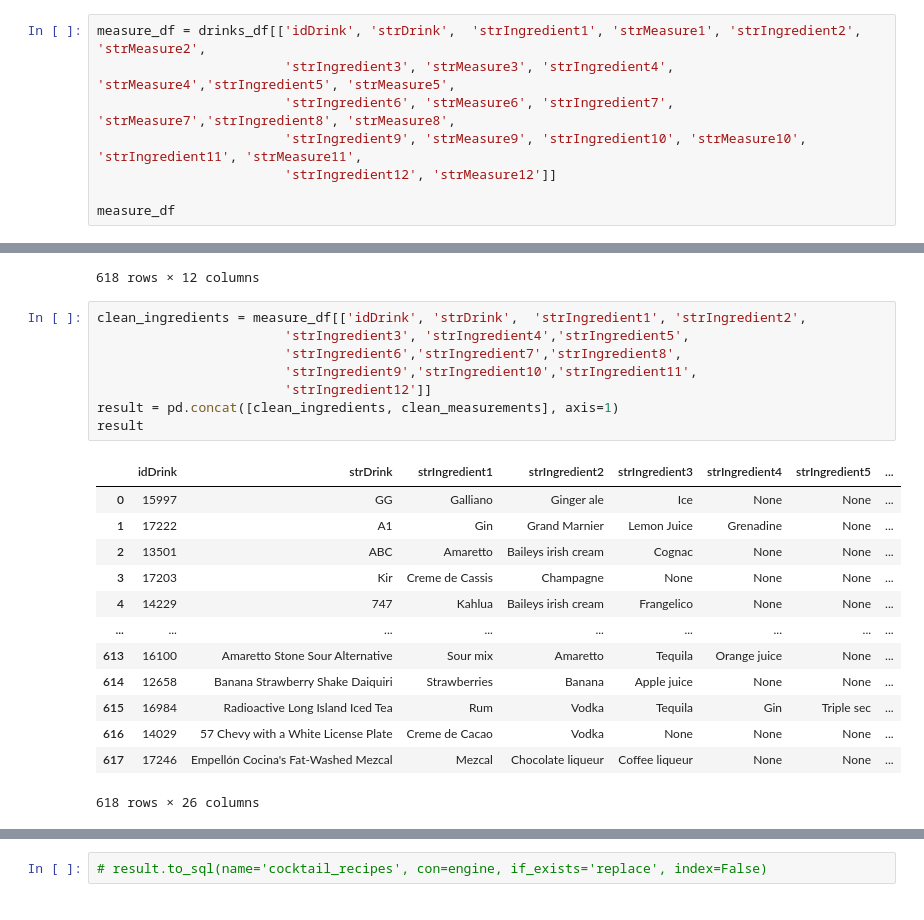
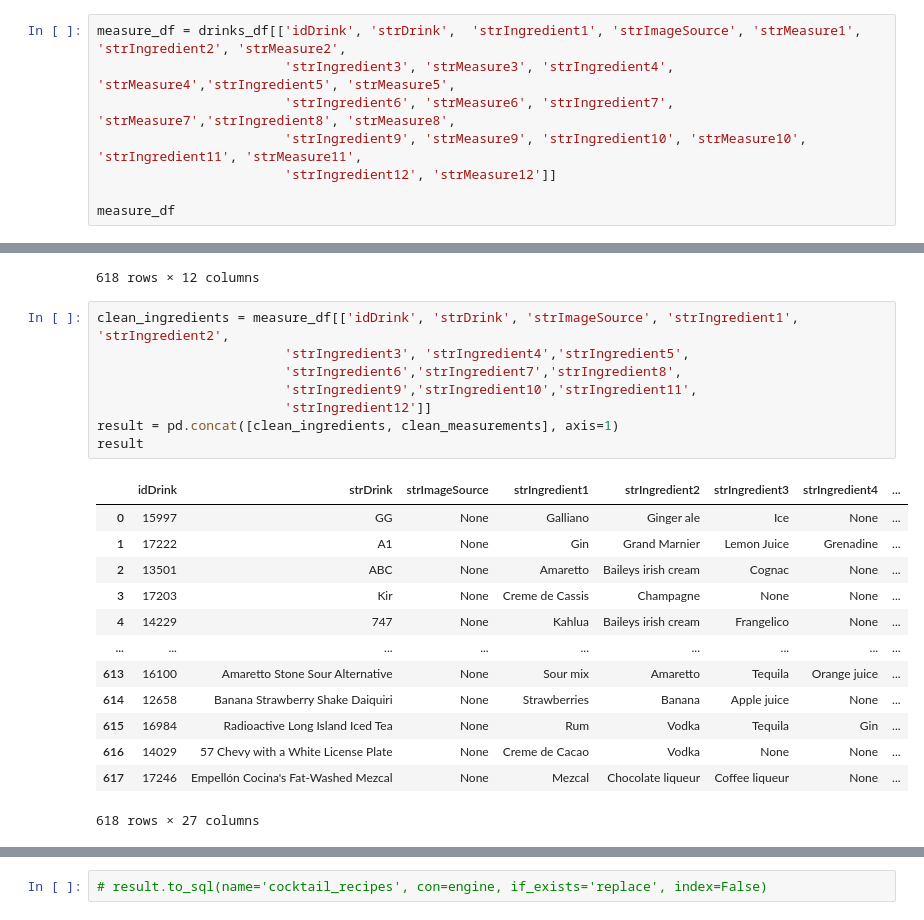
Before and after one commit to rclassit/Project-2, a Jupyter notebook: Data Cleaning.ipynb, the cells around one changed output, grey strips where cells are left out. Saved outputs shown, nothing was run; the diff lists cells and outputs as text.

Commit message:
added image to cocktail data

```diff
--- a/Data Cleaning.ipynb
+++ b/Data Cleaning.ipynb
@@ -23,7 +23,7 @@ drinks_df.head()
 | 4 | 14229 | 747 | None | None | None | Shot | None | Alcoholic | Shot glass | ... |
 5 rows × 51 columns
 # %%
-measure_df = drinks_df[['idDrink', 'strDrink',  'strIngredient1', 'strMeasure1', 'strIngredient2', 'strMeasure2',
+measure_df = drinks_df[['idDrink', 'strDrink',  'strIngredient1', 'strImageSource', 'strMeasure1', 'strIngredient2', 'strMeasure2',
                         'strIngredient3', 'strMeasure3', 'strIngredient4', 'strMeasure4','strIngredient5', 'strMeasure5',
                         'strIngredient6', 'strMeasure6', 'strIngredient7', 'strMeasure7','strIngredient8', 'strMeasure8',
                         'strIngredient9', 'strMeasure9', 'strIngredient10', 'strMeasure10', 'strIngredient11', 'strMeasure11',
@@ -179,27 +179,27 @@ clean_measurements
 | 617 | 2.000 | 4.0 | 2.0 | 0.0 | 0.0 | 0.0 | 0.0 | ... |
 618 rows × 12 columns
 # %%
-clean_ingredients = measure_df[['idDrink', 'strDrink',  'strIngredient1', 'strIngredient2',
+clean_ingredients = measure_df[['idDrink', 'strDrink', 'strImageSource', 'strIngredient1', 'strIngredient2',
                         'strIngredient3', 'strIngredient4','strIngredient5',
                         'strIngredient6','strIngredient7','strIngredient8',
                         'strIngredient9','strIngredient10','strIngredient11',
                         'strIngredient12']]
 result = pd.concat([clean_ingredients, clean_measurements], axis=1)
 result
 # %% [output]
-|  | idDrink | strDrink | strIngredient1 | strIngredient2 | strIngredient3 | strIngredient4 | strIngredient5 | ... |
-| 0 | 15997 | GG | Galliano | Ginger ale | Ice | None | None | ... |
-| 1 | 17222 | A1 | Gin | Grand Marnier | Lemon Juice | Grenadine | None | ... |
-| 2 | 13501 | ABC | Amaretto | Baileys irish cream | Cognac | None | None | ... |
-| 3 | 17203 | Kir | Creme de Cassis | Champagne | None | None | None | ... |
-| 4 | 14229 | 747 | Kahlua | Baileys irish cream | Frangelico | None | None | ... |
+|  | idDrink | strDrink | strImageSource | strIngredient1 | strIngredient2 | strIngredient3 | strIngredient4 | ... |
+| 0 | 15997 | GG | None | Galliano | Ginger ale | Ice | None | ... |
+| 1 | 17222 | A1 | None | Gin | Grand Marnier | Lemon Juice | Grenadine | ... |
+| 2 | 13501 | ABC | None | Amaretto | Baileys irish cream | Cognac | None | ... |
+| 3 | 17203 | Kir | None | Creme de Cassis | Champagne | None | None | ... |
+| 4 | 14229 | 747 | None | Kahlua | Baileys irish cream | Frangelico | None | ... |
 | ... | ... | ... | ... | ... | ... | ... | ... | ... |
-| 613 | 16100 | Amaretto Stone Sour Alternative | Sour mix | Amaretto | Tequila | Orange juice | None | ... |
-| 614 | 12658 | Banana Strawberry Shake Daiquiri | Strawberries | Banana | Apple juice | None | None | ... |
-| 615 | 16984 | Radioactive Long Island Iced Tea | Rum | Vodka | Tequila | Gin | Triple sec | ... |
-| 616 | 14029 | 57 Chevy with a White License Plate | Creme de Cacao | Vodka | None | None | None | ... |
-| 617 | 17246 | Empellón Cocina's Fat-Washed Mezcal | Mezcal | Chocolate liqueur | Coffee liqueur | None | None | ... |
+| 613 | 16100 | Amaretto Stone Sour Alternative | None | Sour mix | Amaretto | Tequila | Orange juice | ... |
+| 614 | 12658 | Banana Strawberry Shake Daiquiri | None | Strawberries | Banana | Apple juice | None | ... |
+| 615 | 16984 | Radioactive Long Island Iced Tea | None | Rum | Vodka | Tequila | Gin | ... |
+| 616 | 14029 | 57 Chevy with a White License Plate | None | Creme de Cacao | Vodka | None | None | ... |
+| 617 | 17246 | Empellón Cocina's Fat-Washed Mezcal | None | Mezcal | Chocolate liqueur | Coffee liqueur | None | ... |
-618 rows × 26 columns
+618 rows × 27 columns
 # %%
 ### ABV TABLE
 # URL of page to be scraped
```
Also changed, not shown: parts of 12 cells of this notebook, 2 other files.
